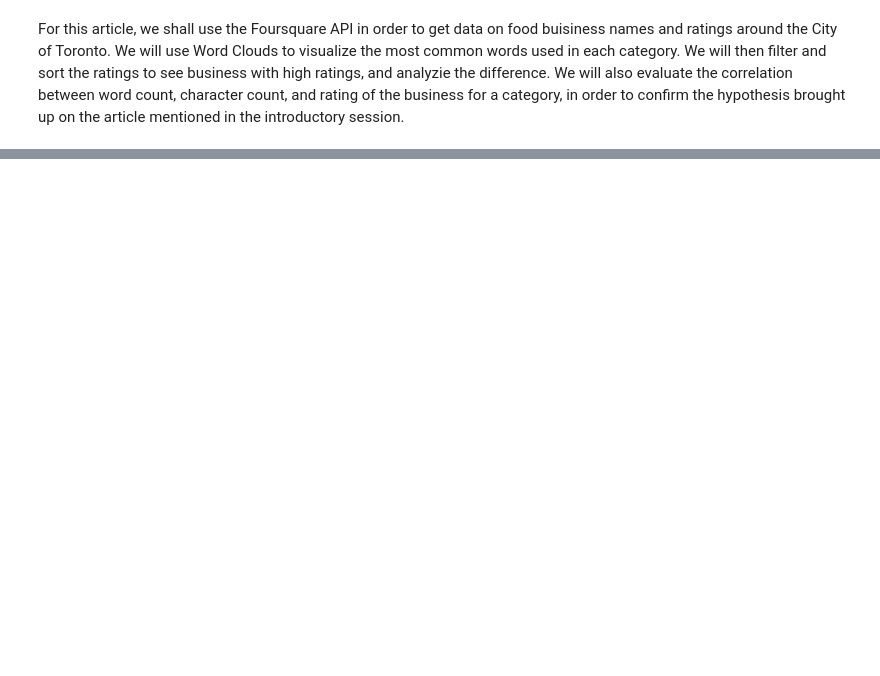
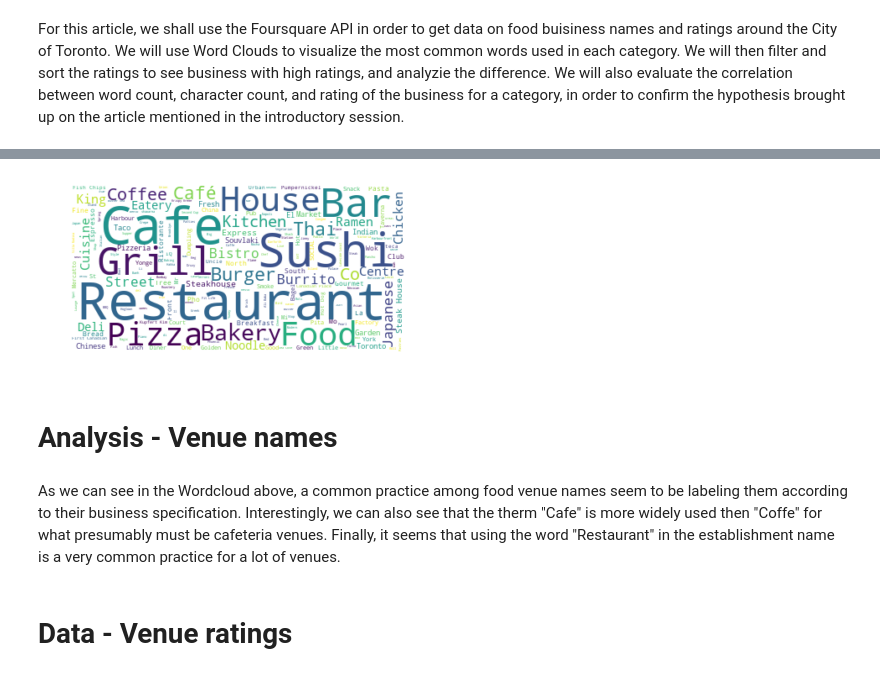
Before and after one commit to ShadTK/Coursera_Capstone, a Jupyter notebook: Final Machine Learning assignment.ipynb, the cells around one changed output, grey strips where cells are left out. Cells and saved outputs as stored; diff of their text form; code cells hidden in the pictures; blank space fills up the shorter version.

```diff
--- a/Final Machine Learning assignment.ipynb
+++ b/Final Machine Learning assignment.ipynb
@@ -14,0 +144,3 @@ We will also evaluate the correlation between word count, character count, and r
+# %%
+CLIENT_ID = 'xxxxxxx' # your Foursquare ID
+CLIENT_SECRET = 'xxxxxxxx' # your Foursquare Secret
@@ -14,0 +191,5 @@ We will also evaluate the correlation between word count, character count, and r
+# %%
+df_av = pd.DataFrame(all_venues)
+
+df_av.columns = ["id","name"]
+df_av.head()
@@ -14,0 +203,34 @@ We will also evaluate the correlation between word count, character count, and r
+# %%
+#### Generating the wordCloud
+
+### Concatenating all names into one big array
+
+venue_names = ""
+
+# Remove duplicates by joining them together
+df_av_grouped = df_av.groupby(["name"]).sum()
+df_av_grouped.reset_index(inplace=True)
+
+
+for index, venue in df_av_grouped.iterrows():
+    venue_names = venue_names + (" " if (venue_names != "") else "") + venue["name"]
+
+venue_wordcloud = WordCloud(
+    background_color='white',
+    max_words=2000,
+)
+
+# generate the word cloud
+venue_wordcloud.generate(venue_names)
+
+plt.imshow(venue_wordcloud, interpolation='bilinear')
+plt.axis('off')
+plt.show()
+# %% [output]
+[figure, added]
+# %% [markdown]
+# Analysis - Venue names <a name="analysisName"></a>
+# %% [markdown]
+As we can see in the Wordcloud above, a common practice among food venue names seem to be labeling them according to their business specification. Interestingly, we can also see that the therm "Cafe" is more widely used then "Coffe" for what presumably must be cafeteria venues. Finally, it seems that using the word "Restaurant" in the establishment name is a very common practice for a lot of venues.
+# %% [markdown]
+# Data - Venue ratings  <a name="dataRating"></a>
```
Also changed, not shown: parts of 38 cells of this notebook.
